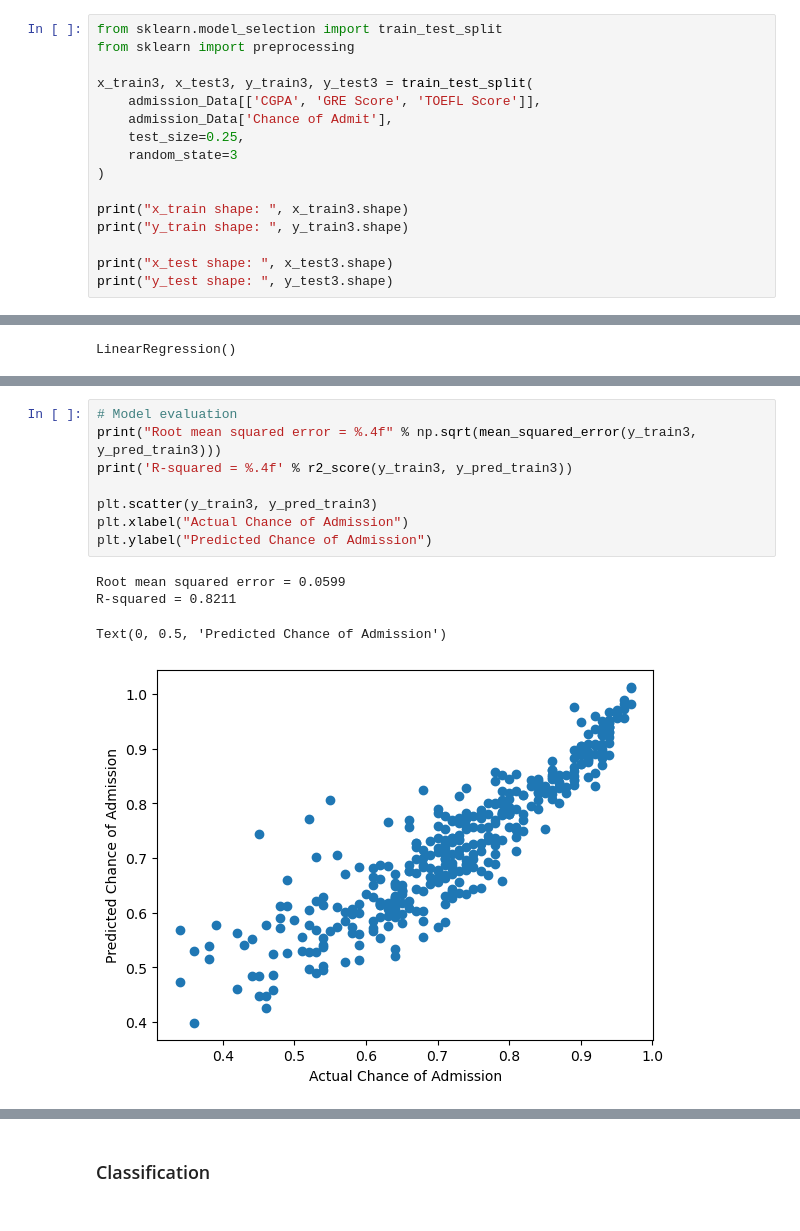
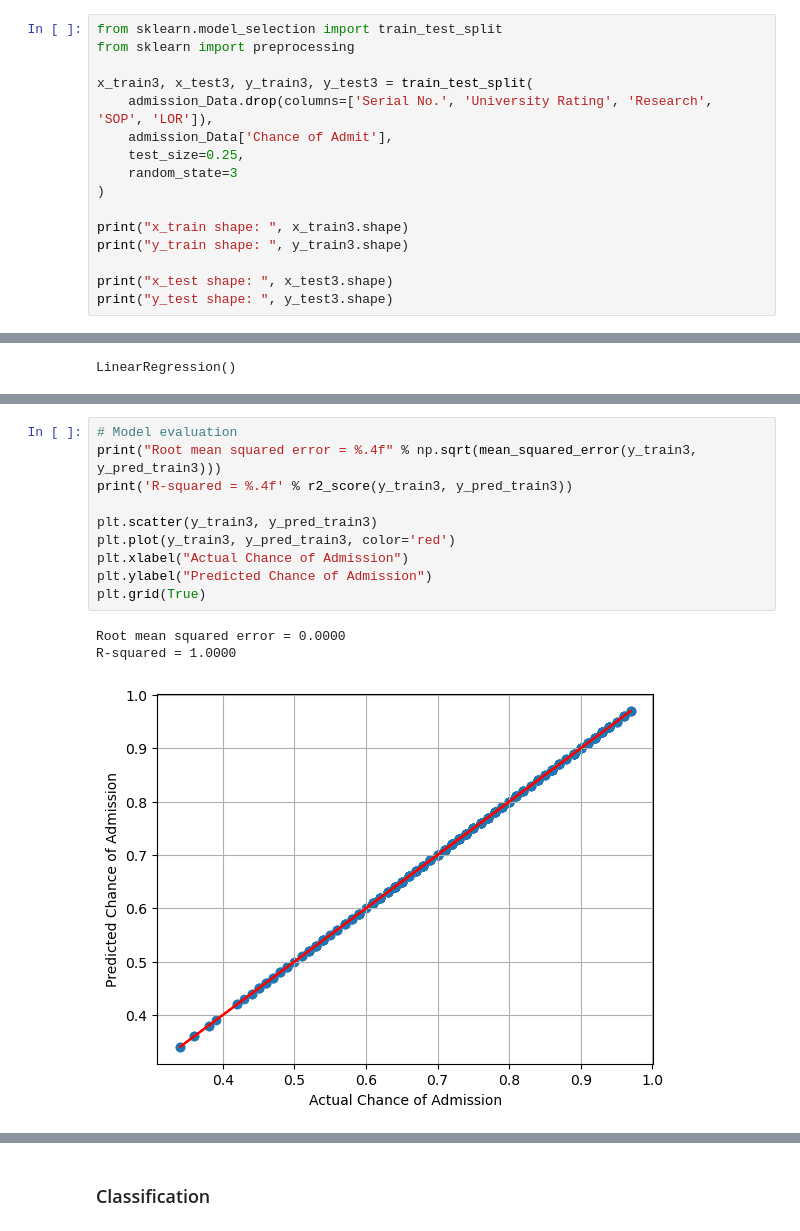
Before and after one commit to OtaSteven/CSC177_Proj, a Jupyter notebook: Linear_Regression/linear_regression.ipynb, the cells around one changed output, grey strips where cells are left out. Drawn from its saved outputs; the diff is of its cells as text.

```diff
--- a/Linear_Regression/linear_regression.ipynb
+++ b/Linear_Regression/linear_regression.ipynb
@@ -482,7 +504,7 @@ from sklearn.model_selection import train_test_split
 from sklearn import preprocessing
 
 x_train3, x_test3, y_train3, y_test3 = train_test_split(
-    admission_Data[['CGPA', 'GRE Score', 'TOEFL Score']],
+    admission_Data.drop(columns=['Serial No.', 'University Rating', 'Research', 'SOP', 'LOR']),
     admission_Data['Chance of Admit'],
     test_size=0.25,
     random_state=3
@@ -532,13 +535,14 @@ array([0.5957527 , 0.5344182 , 0.572998  , 0.48920518, 0.6543493 ,
 # %%
 # Model evaluation
 print("Root mean squared error = %.4f" % np.sqrt(mean_squared_error(y_train3, y_pred_train3)))
 print('R-squared = %.4f' % r2_score(y_train3, y_pred_train3))
 
 plt.scatter(y_train3, y_pred_train3)
+plt.plot(y_train3, y_pred_train3, color='red')
 plt.xlabel("Actual Chance of Admission")
 plt.ylabel("Predicted Chance of Admission")
+plt.grid(True)
 # %% [output]
-Root mean squared error = 0.0599
-R-squared = 0.8211
+Root mean squared error = 0.0000
+R-squared = 1.0000
-Text(0, 0.5, 'Predicted Chance of Admission')
-[figure, old version]
+[figure, new version]
```
Also changed, not shown: parts of 26 cells of this notebook.
